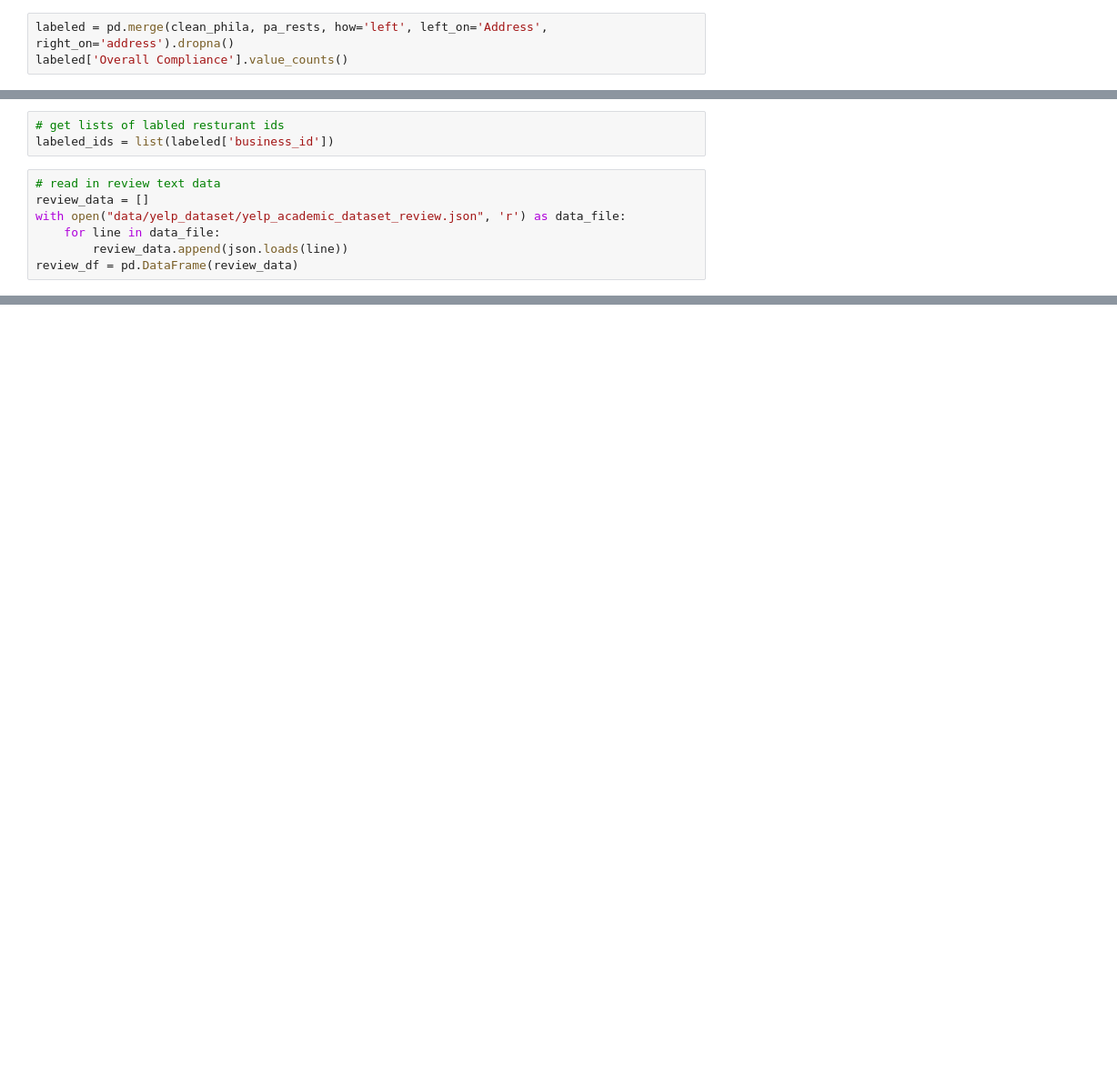
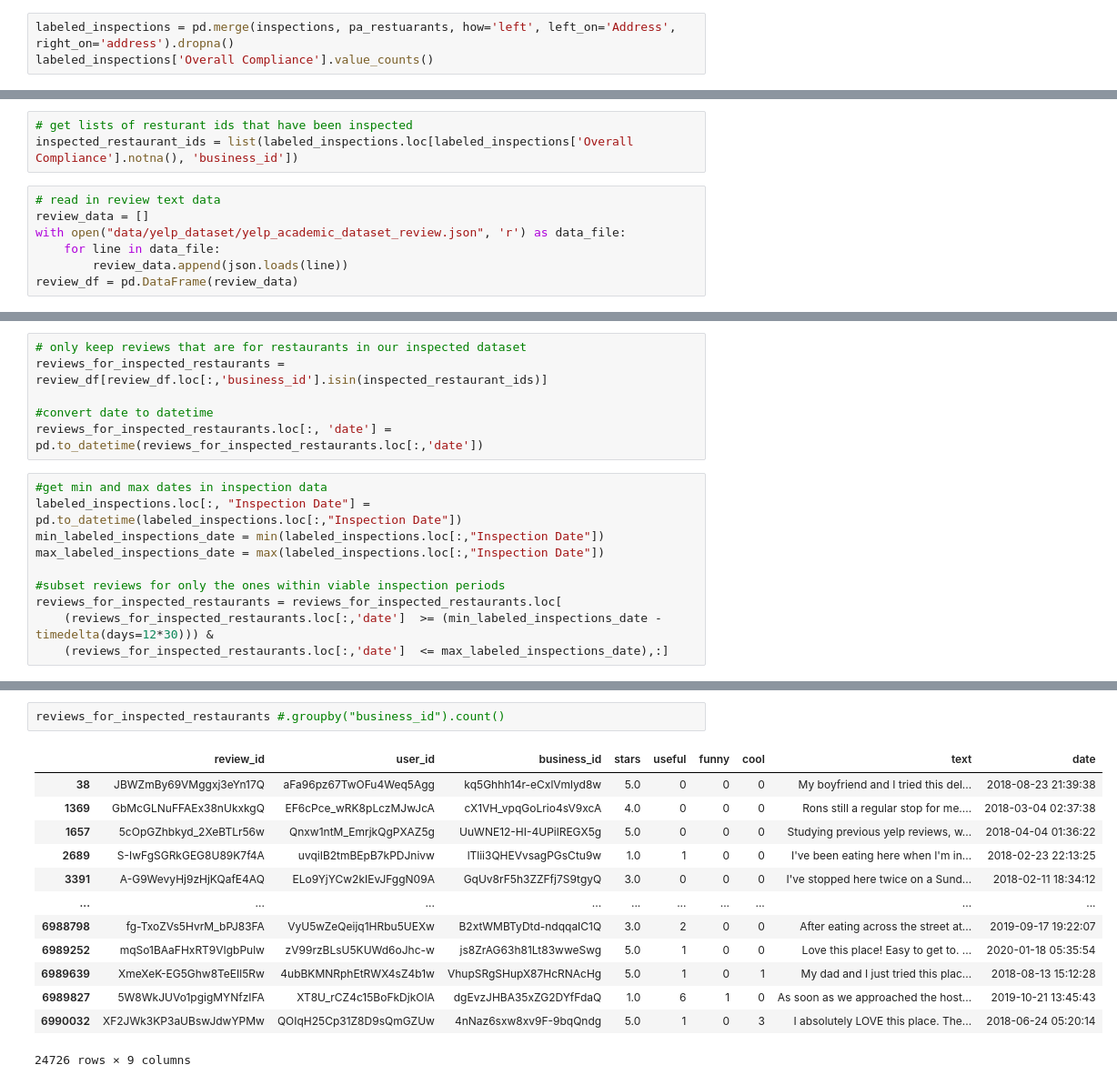
Before and after one commit to claireboyd/dirty_comments_and_clean_plates, a Jupyter notebook: phila_data.ipynb, the cells around one changed output, grey strips where cells are left out. Shown at 91% size. Cells and saved outputs as stored; diff of their text form; blank space fills up the shorter version.

Commit message:
labeled inspections with reviews

```diff
--- a/phila_data.ipynb
+++ b/phila_data.ipynb
@@ -30,3 +48,3 @@ pa_rests['address'] = pa_rests['address'].str.upper()
 # %%
-labeled = pd.merge(clean_phila, pa_rests, how='left', left_on='Address', right_on='address').dropna()
-labeled['Overall Compliance'].value_counts()
+labeled_inspections = pd.merge(inspections, pa_restuarants, how='left', left_on='Address', right_on='address').dropna()
+labeled_inspections['Overall Compliance'].value_counts()
@@ -33,6 +56,6 @@ labeled['Overall Compliance'].value_counts()
 # %%
-# get lists of labled resturant ids
-labeled_ids = list(labeled['business_id'])
+# get lists of resturant ids that have been inspected
+inspected_restaurant_ids = list(labeled_inspections.loc[labeled_inspections['Overall Compliance'].notna(), 'business_id'])
 # %%
 # read in review text data
 review_data = []
@@ -47,0 +66,16 @@ labeled_reviews = labeled_reviews[(labeled_reviews['date']  >= '2018-01-01') & (
+# %%
+# only keep reviews that are for restaurants in our inspected dataset
+reviews_for_inspected_restaurants = review_df[review_df.loc[:,'business_id'].isin(inspected_restaurant_ids)]
+
+#convert date to datetime
+reviews_for_inspected_restaurants.loc[:, 'date'] = pd.to_datetime(reviews_for_inspected_restaurants.loc[:,'date'])
+# %%
+#get min and max dates in inspection data
+labeled_inspections.loc[:, "Inspection Date"] = pd.to_datetime(labeled_inspections.loc[:,"Inspection Date"])
+min_labeled_inspections_date = min(labeled_inspections.loc[:,"Inspection Date"])
+max_labeled_inspections_date = max(labeled_inspections.loc[:,"Inspection Date"])
+
+#subset reviews for only the ones within viable inspection periods
+reviews_for_inspected_restaurants = reviews_for_inspected_restaurants.loc[
+    (reviews_for_inspected_restaurants.loc[:,'date']  >= (min_labeled_inspections_date - timedelta(days=12*30))) &
+    (reviews_for_inspected_restaurants.loc[:,'date']  <= max_labeled_inspections_date),:]
@@ -47,0 +89,16 @@ labeled_reviews = labeled_reviews[(labeled_reviews['date']  >= '2018-01-01') & (
+# %%
+reviews_for_inspected_restaurants #.groupby("business_id").count()
+# %% [output]
+|  | review_id | user_id | business_id | stars | useful | funny | cool | text | date |
+| 38 | JBWZmBy69VMggxj3eYn17Q | aFa96pz67TwOFu4Weq5Agg | kq5Ghhh14r-eCxlVmlyd8w | 5.0 | 0 | 0 | 0 | My boyfriend and I tried this del... | 2018-08-23 21:39:38 |
+| 1369 | GbMcGLNuFFAEx38nUkxkgQ | EF6cPce_wRK8pLczMJwJcA | cX1VH_vpqGoLrio4sV9xcA | 4.0 | 0 | 0 | 0 | Rons still a regular stop for me.... | 2018-03-04 02:37:38 |
+| 1657 | 5cOpGZhbkyd_2XeBTLr56w | Qnxw1ntM_EmrjkQgPXAZ5g | UuWNE12-HI-4UPilREGX5g | 5.0 | 0 | 0 | 0 | Studying previous yelp reviews, w... | 2018-04-04 01:36:22 |
+| 2689 | S-IwFgSGRkGEG8U89K7f4A | uvqiIB2tmBEpB7kPDJnivw | lTlii3QHEVvsagPGsCtu9w | 1.0 | 1 | 0 | 0 | I've been eating here when I'm in... | 2018-02-23 22:13:25 |
+| 3391 | A-G9WevyHj9zHjKQafE4AQ | ELo9YjYCw2kIEvJFggN09A | GqUv8rF5h3ZZFfj7S9tgyQ | 3.0 | 0 | 0 | 0 | I've stopped here twice on a Sund... | 2018-02-11 18:34:12 |
+| ... | ... | ... | ... | ... | ... | ... | ... | ... | ... |
+| 6988798 | fg-TxoZVs5HvrM_bPJ83FA | VyU5wZeQeijq1HRbu5UEXw | B2xtWMBTyDtd-ndqqaIC1Q | 3.0 | 2 | 0 | 0 | After eating across the street at... | 2019-09-17 19:22:07 |
+| 6989252 | mqSo1BAaFHxRT9VIgbPulw | zV99rzBLsU5KUWd6oJhc-w | js8ZrAG63h81Lt83wweSwg | 5.0 | 1 | 0 | 0 | Love this place! Easy to get to. ... | 2020-01-18 05:35:54 |
+| 6989639 | XmeXeK-EG5Ghw8TeEIl5Rw | 4ubBKMNRphEtRWX4sZ4b1w | VhupSRgSHupX87HcRNAcHg | 5.0 | 1 | 0 | 1 | My dad and I just tried this plac... | 2018-08-13 15:12:28 |
+| 6989827 | 5W8WkJUVo1pgigMYNfzIFA | XT8U_rCZ4c15BoFkDjkOIA | dgEvzJHBA35xZG2DYfFdaQ | 1.0 | 6 | 1 | 0 | As soon as we approached the host... | 2019-10-21 13:45:43 |
+| 6990032 | XF2JWk3KP3aUBswJdwYPMw | QOIqH25Cp31Z8D9sQmGZUw | 4nNaz6sxw8xv9F-9bqQndg | 5.0 | 1 | 0 | 3 | I absolutely LOVE this place. The... | 2018-06-24 05:20:14 |
+24726 rows × 9 columns
```
Also changed, not shown: parts of 18 cells of this notebook, 3 other files.
